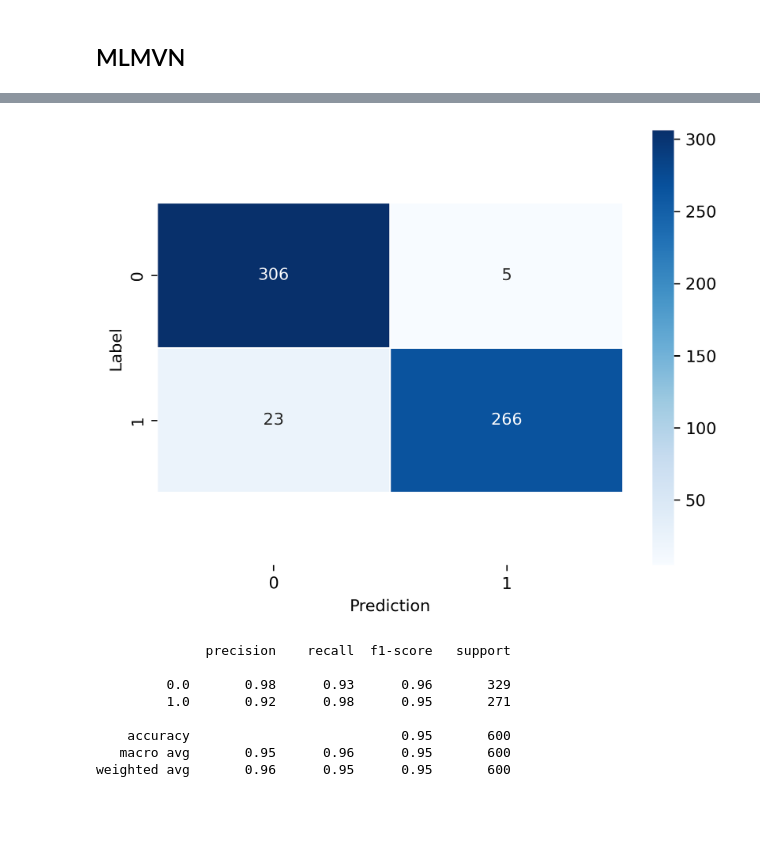
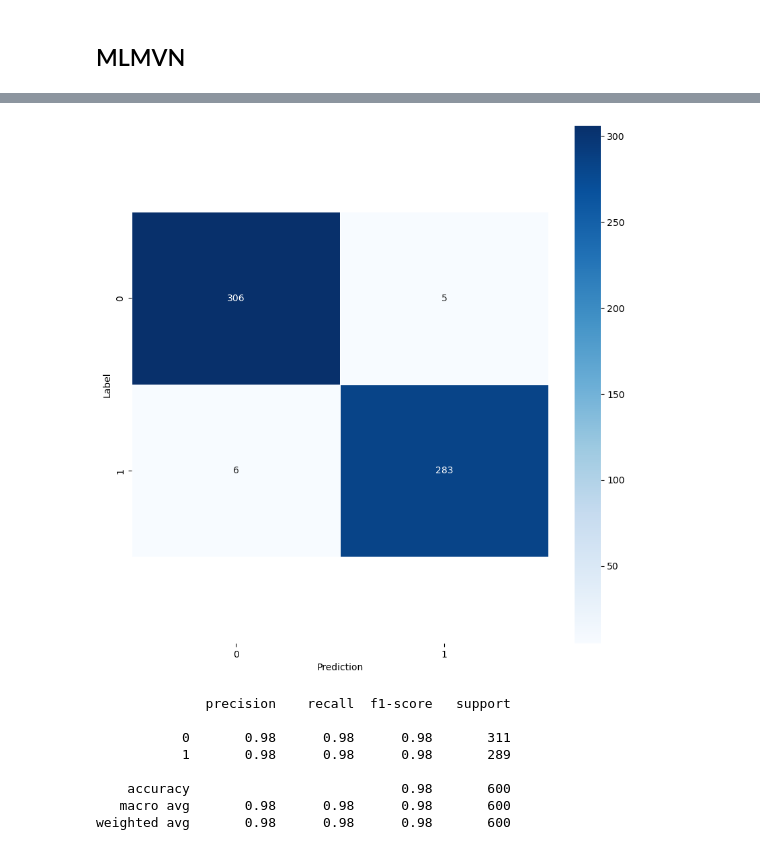
Before and after one commit to antonpf/mlmvn, a Jupyter notebook: nbs/examples/moons/00_moons.ipynb, the cells around one changed output, grey strips where cells are left out. Drawn from its saved outputs; the diff is of its cells as text; code cells hidden in the pictures; blank space fills up the shorter version.

```diff
--- a/nbs/examples/moons/00_moons.ipynb
+++ b/nbs/examples/moons/00_moons.ipynb
@@ -116,16 +82,16 @@ class MLMVN(nn.Module):
         super().__init__()
         self.first_linear = FirstLayer(2, 5)
         self.phase_act1 = cmplx_phase_activation()
-        self.hidden_linear = HiddenLayer(5, 5)
-        self.phase_act2 = cmplx_phase_activation()
+        # self.hidden_linear = HiddenLayer(5, 5)
+        # self.phase_act2 = cmplx_phase_activation()
         self.output_linear = OutputLayer(5, 1)
         self.phase_act3 = cmplx_phase_activation()
 
     def forward(self, x):
         x = self.first_linear(x)
         x = self.phase_act1(x)
-        x = self.hidden_linear(x)
-        x = self.phase_act2(x)
+        # x = self.hidden_linear(x)
+        # x = self.phase_act2(x)
         x = self.output_linear(x)
         x = self.phase_act3(x)
         return x
@@ -201,29 +167,6 @@ def train(
             "loss": torch.tensor(losses[-1]),
             "acc": torch.tensor(scores[-1]),
         }
-        # wandb.log(log_dict)
-
-        # for key in model_dict:
-        #     for key_layer in model_dict[key]:
-        #         if key_layer in ["weights", "bias"]:
-        #             log_label = str(key) + "_" + str(key_layer)
-        #             log_label.replace(" ", "")
-        #             wandb.log(
-        #                 {
-        #                     log_label
-        #                     + "_real": wandb.Histogram(
-        #                         model_dict[key][key_layer][-1].real
-        #                     ),
-        #                     log_label
-        #                     + "_imag": wandb.Histogram(
-        #                         model_dict[key][key_layer][-1].imag
-        #                     ),
-        #                     log_label
-        #                     + "_mag": torch.abs(model_dict[key][key_layer][-1]),
-        #                     log_label
-        #                     + "_angle": torch.angle(model_dict[key][key_layer][-1]),
-        #                 }
-        #             )
 
     return (
         losses,
@@ -365,24 +262,0 @@ Test Acc.:  0.9533333333333334
-# %%
-# | echo: false
-# Confusion matrix
-conf_mat = confusion_matrix(y_test, y_pred.detach().numpy())
-
-ax = sns.heatmap(conf_mat, annot=True, fmt="g", linewidths=0.5, cmap=plt.cm.Blues)
-bottom, top = ax.get_ylim()
-ax.set_ylim(bottom + 0.5, top - 0.5)
-plt.xlabel("Prediction")
-plt.ylabel("Label")
-# ax.figure.savefig('Dataset c3 - Model 48 - 1 - 3.png', dpi=300)
-plt.show()
-
-print(classification_report(y_pred.detach().numpy(), y_test))
-# %% [output]
-[figure, removed]
-              precision    recall  f1-score   support
-
-         0.0       0.98      0.93      0.96       329
-         1.0       0.92      0.98      0.95       271
-
-    accuracy                           0.95       600
-   macro avg       0.95      0.96      0.95       600
-weighted avg       0.96      0.95      0.95       600
@@ -392,0 +263,13 @@ task.close()
+# %%
+# | echo: false
+plot_confusion_matrix(y_test, y_pred)
+# %% [output]
+[figure, added]
+              precision    recall  f1-score   support
+
+           0       0.98      0.98      0.98       311
+           1       0.98      0.98      0.98       289
+
+    accuracy                           0.98       600
+   macro avg       0.98      0.98      0.98       600
+weighted avg       0.98      0.98      0.98       600
```
Also changed, not shown: parts of 14 cells of this notebook, 19 other files.
